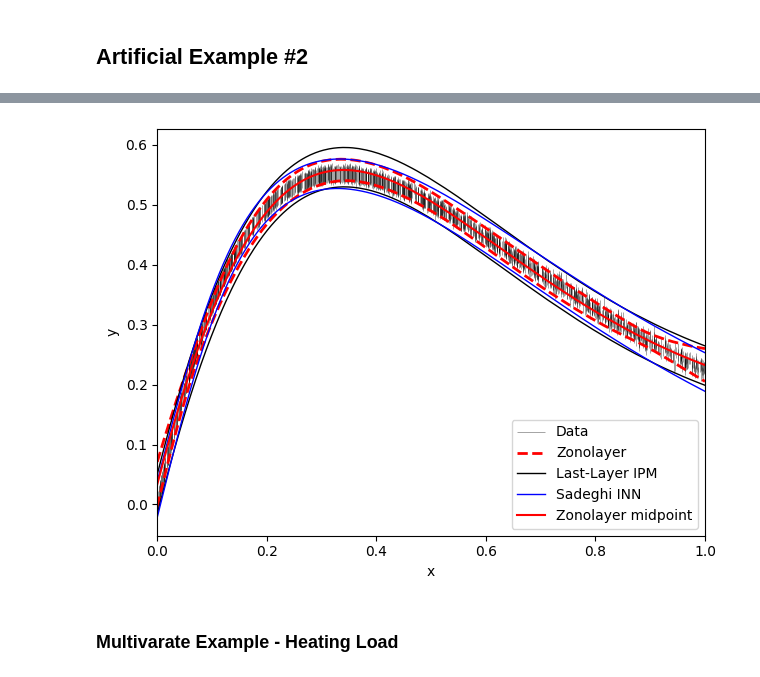
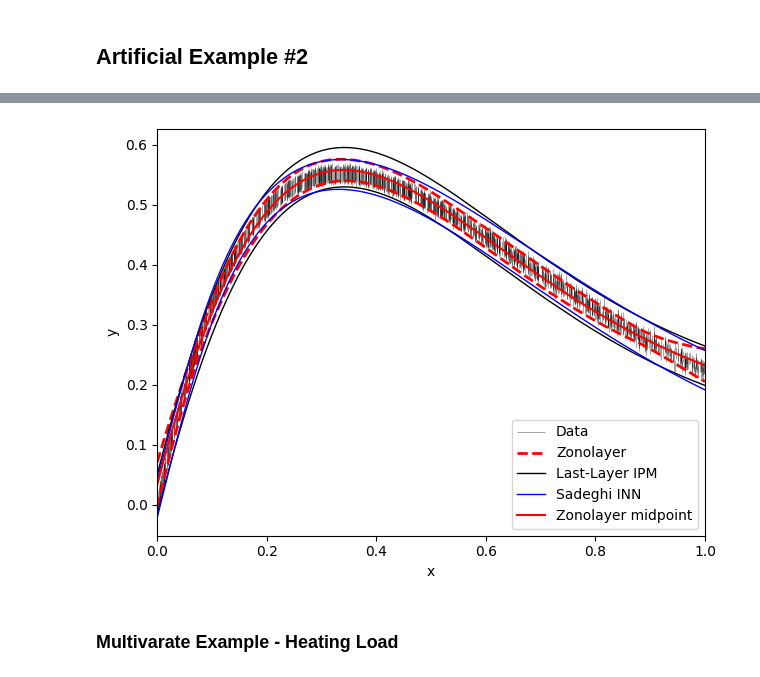
Before and after one commit to MattCodes03/Zonotopic-representations-of-imprecision-in-interval-valued-regression, a Jupyter notebook: Neural Network Regression/IPM.ipynb, the cells around one changed output, grey strips where cells are left out. Saved outputs shown, nothing was run; the diff lists cells and outputs as text; code cells hidden in the pictures.

```diff
--- a/Neural Network Regression/IPM.ipynb
+++ b/Neural Network Regression/IPM.ipynb
@@ -231,7 +230,7 @@ ipm_upper, ipm_lower = compute_ipm_bounds(latent_train, latent_test, y_lower, y_
 # Sadeghi INN
 train_loader = DataLoader(TensorDataset(x_t, y_lb_t, y_ub_t),
                           batch_size=len(x_t), shuffle=True)
-inn = SadeghiINN(input_dim=1, hidden_dim=10)
+inn = SadeghiINN(input_dim=1, hidden_dims=[20, 10])
 inn.fit(train_loader, epochs=6000, lr=1e-3)
 inn.calibrate(x_t, y_lb_t, y_ub_t)
 
@@ -296,4 +295,4 @@ epoch 6000: mean batch loss 0.0277
-[figure, old version]
+[figure, new version]
 # %% [markdown]
 ### Multivarate Example - Heating Load
 # %%
```
Also changed, not shown: parts of 4 cells of this notebook, 4 other files.
